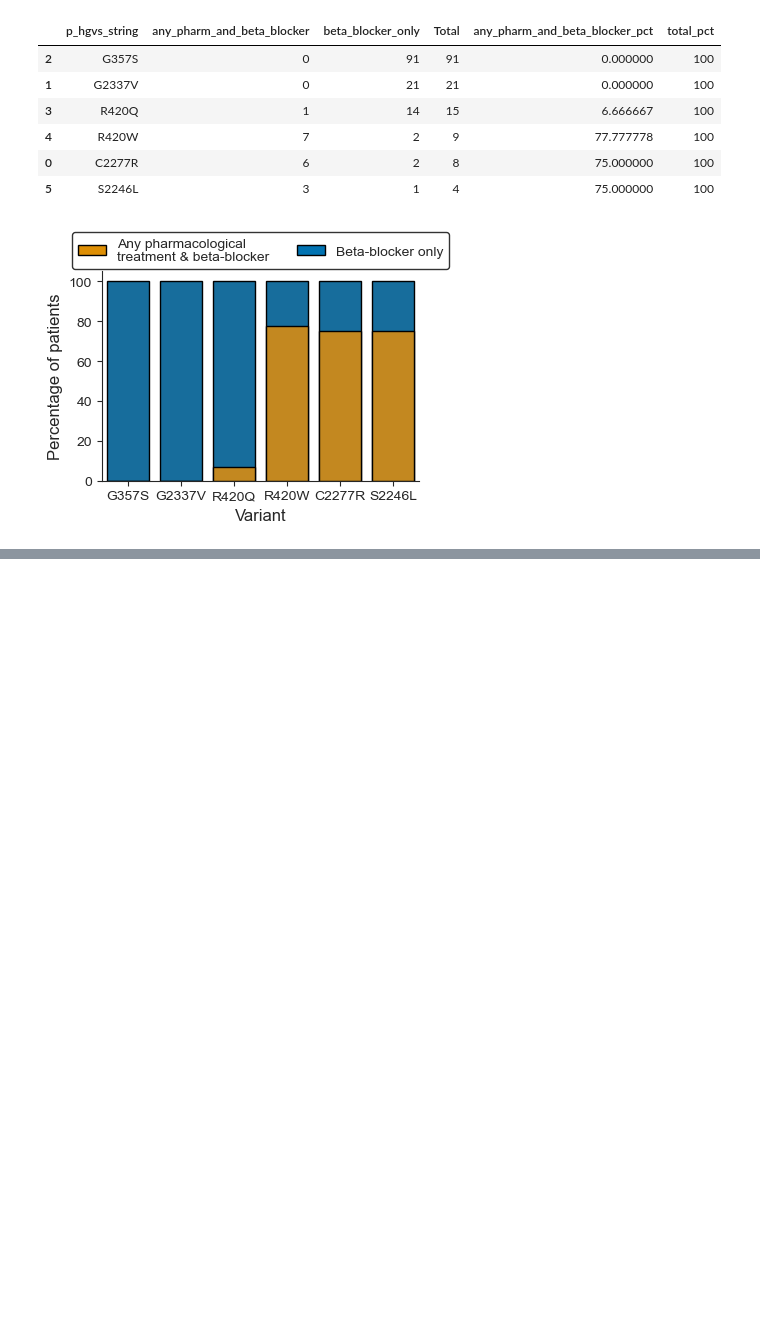
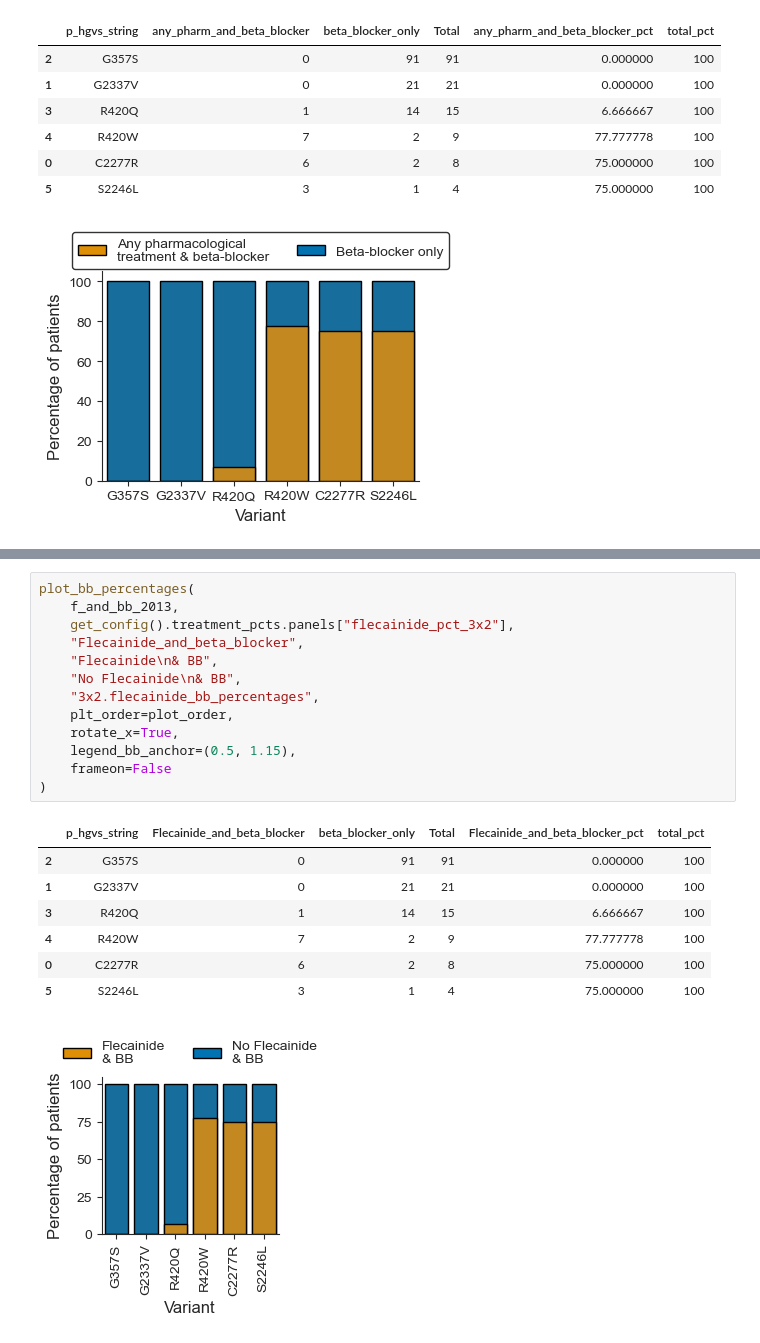
Before and after one commit to alexdaiii/cpvt_database_analysis, a Jupyter notebook: analysis/09_beta_blocker_cpvt.ipynb, the cells around one changed output, grey strips where cells are left out. Saved outputs shown, nothing was run; the diff lists cells and outputs as text; blank space fills up the shorter version.

```diff
--- a/analysis/09_beta_blocker_cpvt.ipynb
+++ b/analysis/09_beta_blocker_cpvt.ipynb
@@ -1223,0 +1156,22 @@ plot_bb_percentages(
+# %%
+plot_bb_percentages(
+    f_and_bb_2013,
+    get_config().treatment_pcts.panels["flecainide_pct_3x2"],
+    "Flecainide_and_beta_blocker",
+    "Flecainide\n& BB",
+    "No Flecainide\n& BB",
+    "3x2.flecainide_bb_percentages",
+    plt_order=plot_order,
+    rotate_x=True,
+    legend_bb_anchor=(0.5, 1.15),
+    frameon=False
+)
+# %% [output]
+|  | p_hgvs_string | Flecainide_and_beta_blocker | beta_blocker_only | Total | Flecainide_and_beta_blocker_pct | total_pct |
+| 2 | G357S | 0 | 91 | 91 | 0.000000 | 100 |
+| 1 | G2337V | 0 | 21 | 21 | 0.000000 | 100 |
+| 3 | R420Q | 1 | 14 | 15 | 6.666667 | 100 |
+| 4 | R420W | 7 | 2 | 9 | 77.777778 | 100 |
+| 0 | C2277R | 6 | 2 | 8 | 75.000000 | 100 |
+| 5 | S2246L | 3 | 1 | 4 | 75.000000 | 100 |
+[figure, added]
```
Also changed, not shown: parts of 4 cells of this notebook, 4 other files.
